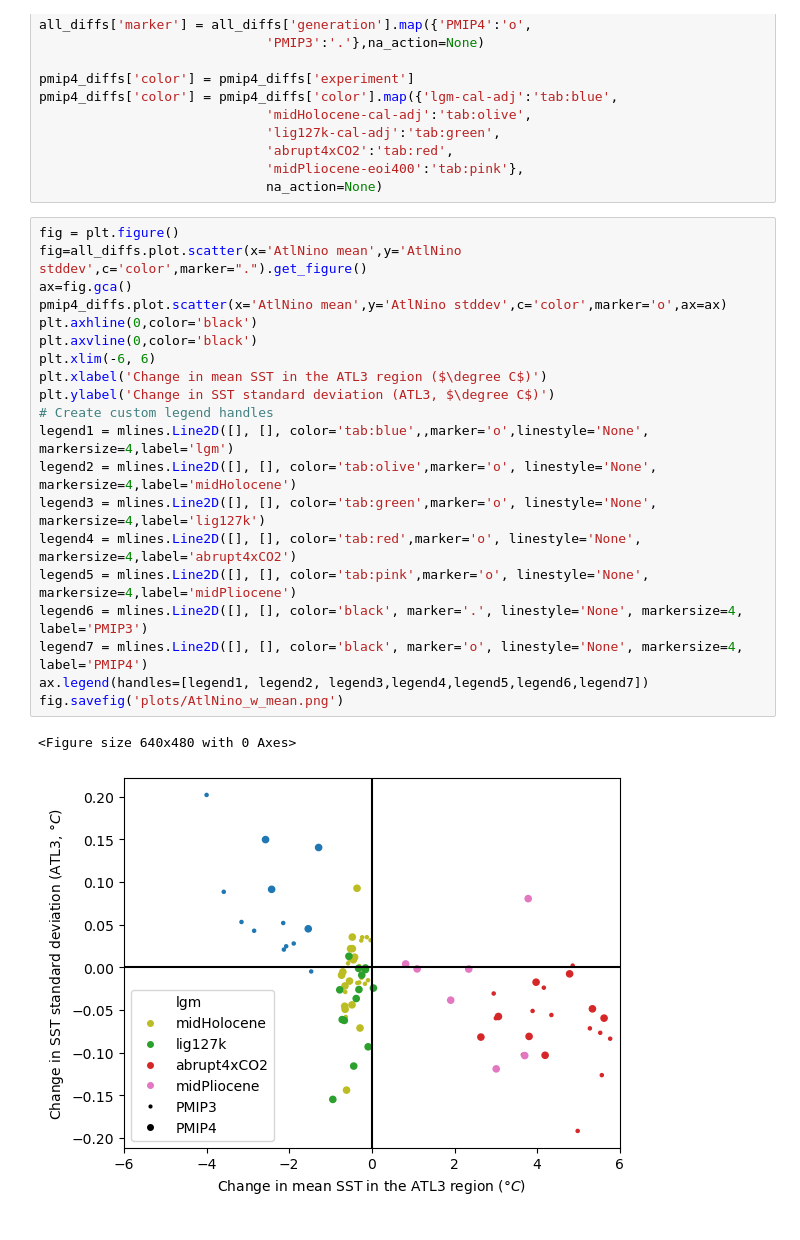
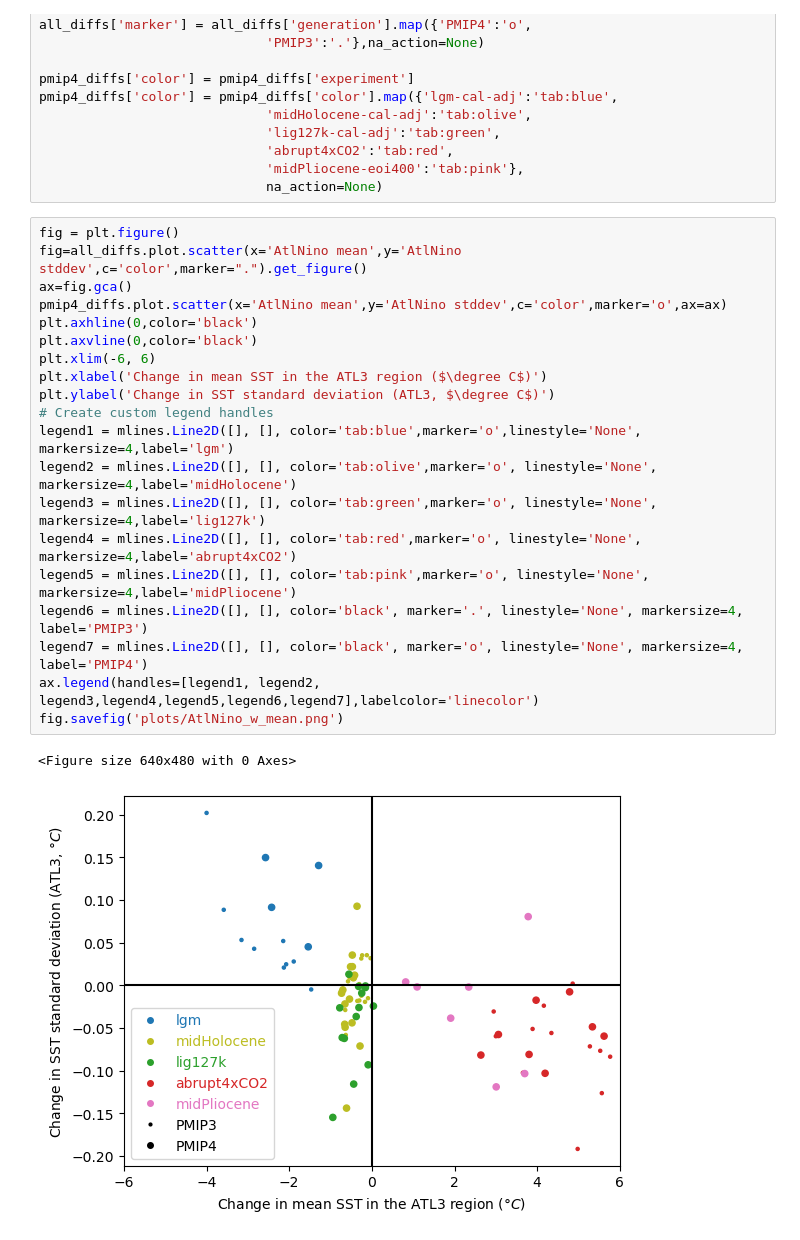
Before and after one commit to pmip4/TropicalAtlanticVariability, a Jupyter notebook: scatterplots.ipynb, the cells around one changed output. Saved outputs shown, nothing was run; the diff lists cells and outputs as text.

Commit message:
Updating other scatterplots

```diff
--- a/scatterplots.ipynb
+++ b/scatterplots.ipynb
@@ -155,25 +155,25 @@ pmip4_diffs['color'] = pmip4_diffs['color'].map({'lgm-cal-adj':'tab:blue',
 # %%
 fig = plt.figure()
 fig=all_diffs.plot.scatter(x='AtlNino mean',y='AtlNino stddev',c='color',marker=".").get_figure()
 ax=fig.gca()
 pmip4_diffs.plot.scatter(x='AtlNino mean',y='AtlNino stddev',c='color',marker='o',ax=ax)
 plt.axhline(0,color='black')
 plt.axvline(0,color='black')
 plt.xlim(-6, 6)
 plt.xlabel('Change in mean SST in the ATL3 region ($\degree C$)')
 plt.ylabel('Change in SST standard deviation (ATL3, $\degree C$)')
 # Create custom legend handles
-legend1 = mlines.Line2D([], [], color='tab:blue',,marker='o',linestyle='None', markersize=4,label='lgm')
+legend1 = mlines.Line2D([], [], color='tab:blue',marker='o',linestyle='None', markersize=4,label='lgm')
 legend2 = mlines.Line2D([], [], color='tab:olive',marker='o', linestyle='None', markersize=4,label='midHolocene')
 legend3 = mlines.Line2D([], [], color='tab:green',marker='o', linestyle='None', markersize=4,label='lig127k')
 legend4 = mlines.Line2D([], [], color='tab:red',marker='o', linestyle='None', markersize=4,label='abrupt4xCO2')
 legend5 = mlines.Line2D([], [], color='tab:pink',marker='o', linestyle='None', markersize=4,label='midPliocene')
 legend6 = mlines.Line2D([], [], color='black', marker='.', linestyle='None', markersize=4, label='PMIP3')
 legend7 = mlines.Line2D([], [], color='black', marker='o', linestyle='None', markersize=4, label='PMIP4')
-ax.legend(handles=[legend1, legend2, legend3,legend4,legend5,legend6,legend7])
+ax.legend(handles=[legend1, legend2, legend3,legend4,legend5,legend6,legend7],labelcolor='linecolor')
 fig.savefig('plots/AtlNino_w_mean.png')
 # %% [output]
 <Figure size 640x480 with 0 Axes>
-[figure, old version]
+[figure, new version]
 # %%
 fig = plt.figure()
```
Also changed, not shown: parts of 4 cells of this notebook.
